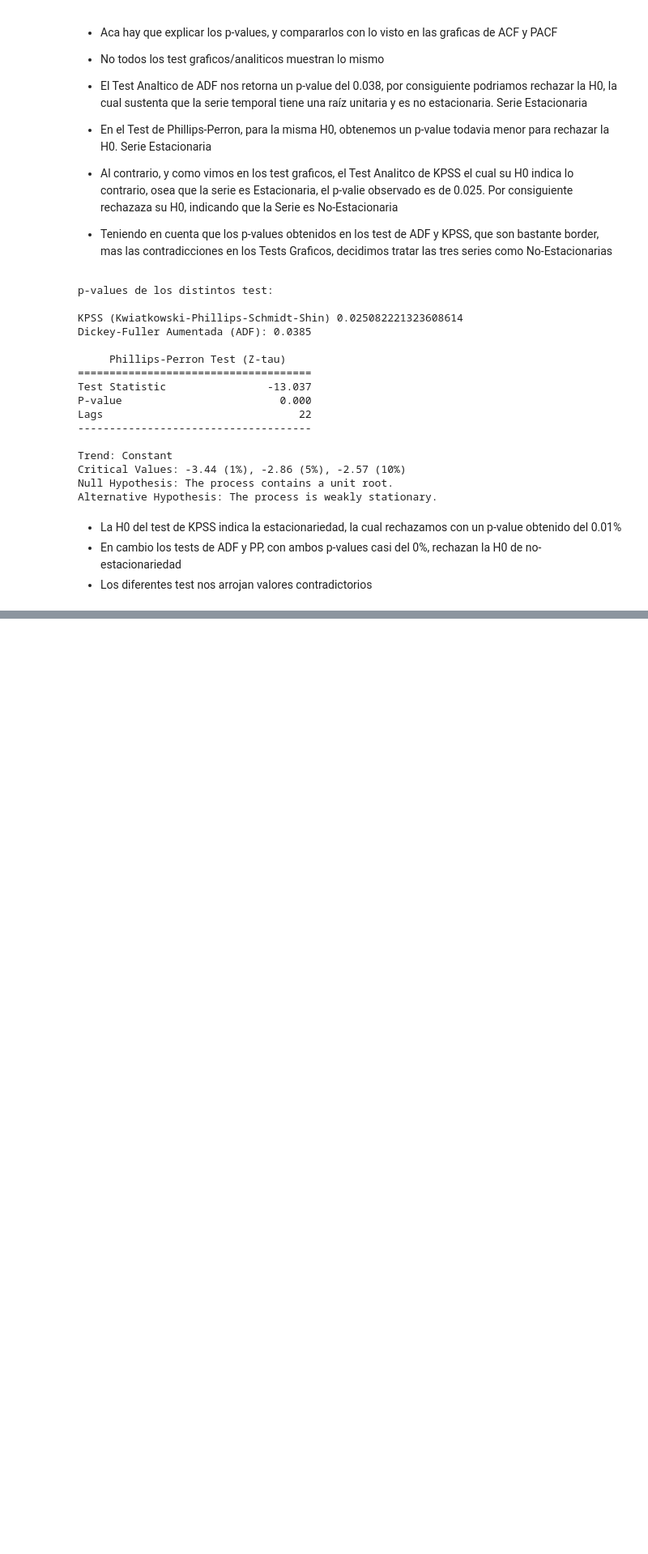
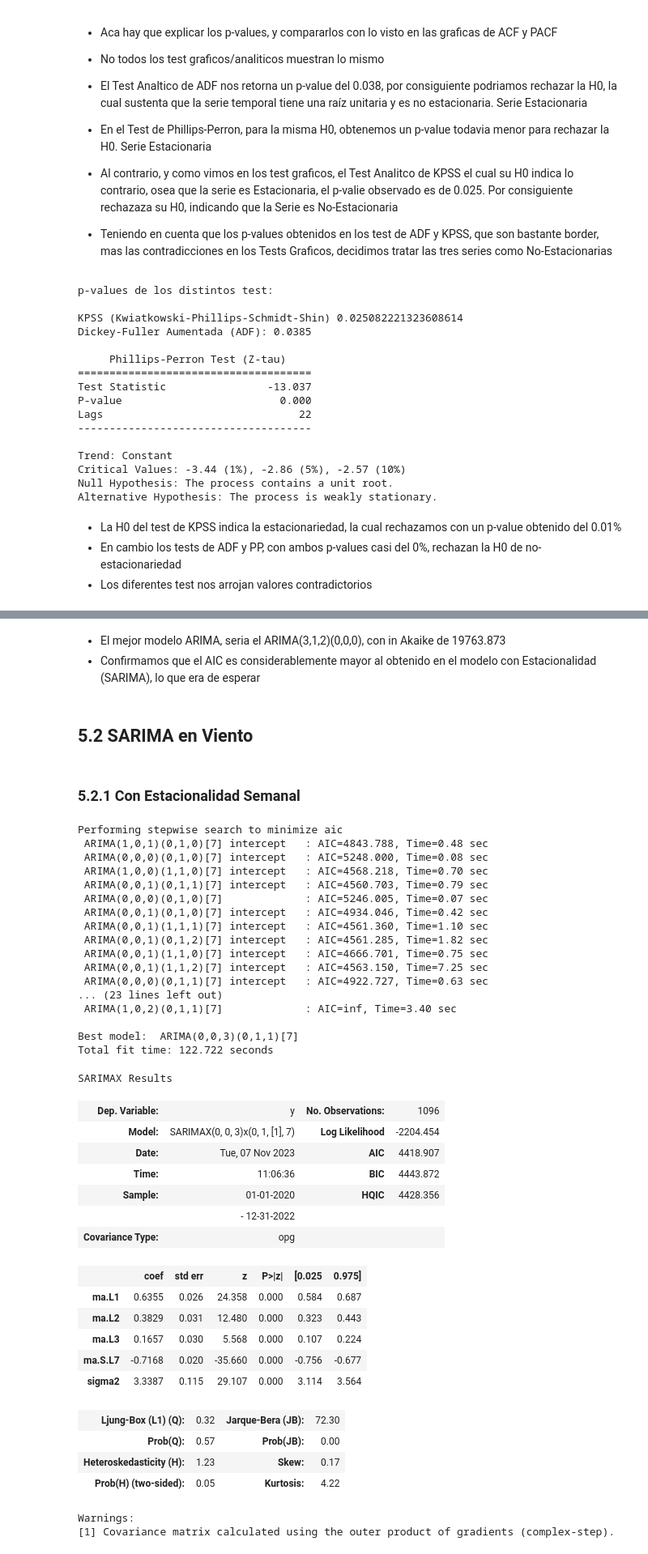
Before and after one commit to AndresMontesDeOca/TimeSeries, a Jupyter notebook: TP1_Ale_v3.ipynb, the cells around one changed output, grey strips where cells are left out. Shown at 81% size. Cells and saved outputs as stored; diff of their text form; code cells hidden in the pictures; blank space fills up the shorter version.

```diff
--- a/TP1_Ale_v3.ipynb
+++ b/TP1_Ale_v3.ipynb
@@ -549,0 +658,61 @@ plt.show()
+# %% [markdown]
+- El mejor modelo ARIMA, seria el ARIMA(3,1,2)(0,0,0), con in Akaike de 19763.873
+- Confirmamos que el AIC es considerablemente mayor al obtenido en el modelo con Estacionalidad (SARIMA), lo que era de esperar
+# %% [markdown]
+## 5.2 SARIMA en Viento
+# %% [markdown]
+### 5.2.1 Con Estacionalidad Semanal
+# %%
+# Usamos AUTO-Arima con Estaiconalidad Semanal para encontrar el mejor modelo
+from statsmodels.tsa.statespace.sarimax import SARIMAX
+from pmdarima import auto_arima
+
+# Utilizar auto_arima para identificar los mejores parámetros con estacionalidad semanal
+stepwise_fit = auto_arima(data['Viento'], start_p=1, start_q=1,
+                          max_p=3, max_q=3, m=7,
+                          start_P=0, start_Q=0, seasonal=True,
+                          d=None, D=1, trace=True,
+                          error_action='ignore',
+                          suppress_warnings=True,
+                          stepwise=True)
+
+# Resumen de los resultados
+stepwise_fit.summary()
+# %% [output]
+Performing stepwise search to minimize aic
+ ARIMA(1,0,1)(0,1,0)[7] intercept   : AIC=4843.788, Time=0.48 sec
+ ARIMA(0,0,0)(0,1,0)[7] intercept   : AIC=5248.000, Time=0.08 sec
+ ARIMA(1,0,0)(1,1,0)[7] intercept   : AIC=4568.218, Time=0.70 sec
+ ARIMA(0,0,1)(0,1,1)[7] intercept   : AIC=4560.703, Time=0.79 sec
+ ARIMA(0,0,0)(0,1,0)[7]             : AIC=5246.005, Time=0.07 sec
+ ARIMA(0,0,1)(0,1,0)[7] intercept   : AIC=4934.046, Time=0.42 sec
+ ARIMA(0,0,1)(1,1,1)[7] intercept   : AIC=4561.360, Time=1.10 sec
+ ARIMA(0,0,1)(0,1,2)[7] intercept   : AIC=4561.285, Time=1.82 sec
+ ARIMA(0,0,1)(1,1,0)[7] intercept   : AIC=4666.701, Time=0.75 sec
+ ARIMA(0,0,1)(1,1,2)[7] intercept   : AIC=4563.150, Time=7.25 sec
+ ARIMA(0,0,0)(0,1,1)[7] intercept   : AIC=4922.727, Time=0.63 sec
+... (23 lines left out)
+ ARIMA(1,0,2)(0,1,1)[7]             : AIC=inf, Time=3.40 sec
+
+Best model:  ARIMA(0,0,3)(0,1,1)[7]
+Total fit time: 122.722 seconds
+SARIMAX Results
+| Dep. Variable: | y | No. Observations: | 1096 |
+| Model: | SARIMAX(0, 0, 3)x(0, 1, [1], 7) | Log Likelihood | -2204.454 |
+| Date: | Tue, 07 Nov 2023 | AIC | 4418.907 |
+| Time: | 11:06:36 | BIC | 4443.872 |
+| Sample: | 01-01-2020 | HQIC | 4428.356 |
+|  | - 12-31-2022 |  |  |
+| Covariance Type: | opg |  |  |
+|  | coef | std err | z | P>|z| | [0.025 | 0.975] |
+| ma.L1 | 0.6355 | 0.026 | 24.358 | 0.000 | 0.584 | 0.687 |
+| ma.L2 | 0.3829 | 0.031 | 12.480 | 0.000 | 0.323 | 0.443 |
+| ma.L3 | 0.1657 | 0.030 | 5.568 | 0.000 | 0.107 | 0.224 |
+| ma.S.L7 | -0.7168 | 0.020 | -35.660 | 0.000 | -0.756 | -0.677 |
+| sigma2 | 3.3387 | 0.115 | 29.107 | 0.000 | 3.114 | 3.564 |
+| Ljung-Box (L1) (Q): | 0.32 | Jarque-Bera (JB): | 72.30 |
+| Prob(Q): | 0.57 | Prob(JB): | 0.00 |
+| Heteroskedasticity (H): | 1.23 | Skew: | 0.17 |
+| Prob(H) (two-sided): | 0.05 | Kurtosis: | 4.22 |
+Warnings:
+[1] Covariance matrix calculated using the outer product of gradients (complex-step).
```
Also changed, not shown: parts of 22 cells of this notebook.
